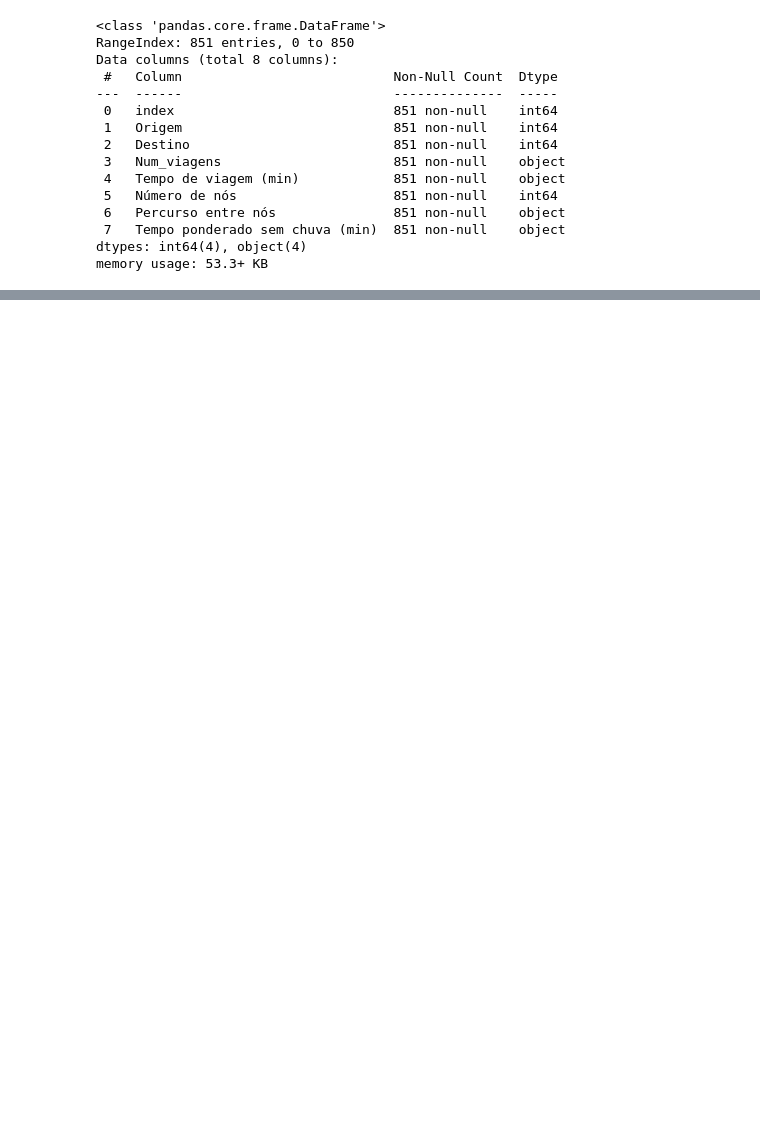
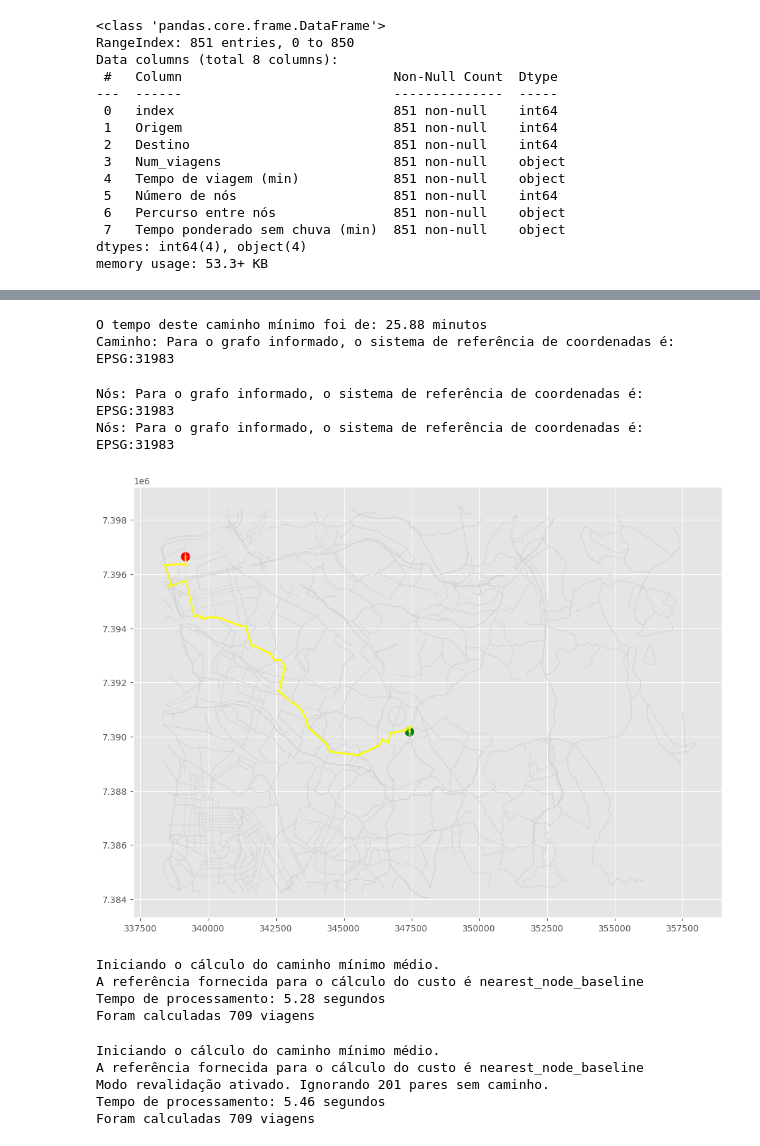
Before and after one commit to marcelof314/SP_urban_flooding, a Jupyter notebook: 02 OD Matrix and travel time.ipynb, the cells around one changed output, grey strips where cells are left out. Drawn from its saved outputs; the diff is of its cells as text; code cells hidden in the pictures; blank space fills up the shorter version.

```diff
--- a/02 OD Matrix and travel time.ipynb
+++ b/02 OD Matrix and travel time.ipynb
@@ -407,0 +650,3 @@ memory usage: 53.3+ KB
+# %%
+G_chuva1 = add_edge_travel_times(G_chuva, column_name, comentarios=True)
+listar_atributos_arestas(G_chuva1)
@@ -407,0 +682,5 @@ memory usage: 53.3+ KB
+# %%
+print('\nSistema de coordenadas original dos centroides: ', centroides_dentro.crs)
+centroides_dentro_reproj = centroides_dentro.to_crs(31983)
+print('\nSistema de coordenadas reprojetado dos centroides: ', centroides_dentro_reproj.crs)
+tempos_e_viagens_chuva_arquivo, sem_caminho = calcula_caminho_minimo(centroides_dentro,'nearest_node_baseline', G_chuva1, 'travel_time_pct1_h_2768400_max',comentarios=True)
@@ -407,0 +722,5 @@ memory usage: 53.3+ KB
+# %%
+# Padronização dos números
+tempos_e_viagens_chuva_arquivo['Num_viagens'] = tempos_e_viagens_chuva_arquivo['Num_viagens'].apply(lambda x: f"{x:.2f}")
+tempos_e_viagens_chuva_arquivo['Tempo de viagem (min)'] = tempos_e_viagens_chuva_arquivo['Tempo de viagem (min)'].apply(lambda x: f"{x:.2f}")
+tempos_e_viagens_chuva_arquivo['Tempo ponderado sem chuva (min)'] = tempos_e_viagens_chuva_arquivo['Tempo ponderado sem chuva (min)'].apply(lambda x: f"{x:.2f}")
@@ -407,0 +736,8 @@ memory usage: 53.3+ KB
+# %%
+mostra_caminho_minimo(tempos_e_viagens_chuva_arquivo, 100, G_chuva1)
+# %% [output]
+O tempo deste caminho mínimo foi de: 25.88 minutos
+Caminho: Para o grafo informado, o sistema de referência de coordenadas é:  EPSG:31983
+Nós: Para o grafo informado, o sistema de referência de coordenadas é:  EPSG:31983
+Nós: Para o grafo informado, o sistema de referência de coordenadas é:  EPSG:31983
+[figure, added]
@@ -407,0 +810,15 @@ memory usage: 53.3+ KB
+# %%
+tempos_e_viagens_chuva_arquivo, sem_caminho = calcula_caminho_minimo2(centroides_dentro,'nearest_node_baseline', G_chuva1, 'travel_time_pct1_h_2768400_max',comentarios=True)
+# %% [output]
+Iniciando o cálculo do caminho mínimo médio.
+A referência fornecida para o cálculo do custo é nearest_node_baseline
+Tempo de processamento: 5.28 segundos
+Foram calculadas 709 viagens
+# %%
+tempos_e_viagens_chuva_arquivo2 = calcula_caminho_minimo2(centroides_dentro,'nearest_node_baseline', G_chuva1, 'travel_time_speed_kph',comentarios=True, revalida=True, sem_caminho=sem_caminho)
+# %% [output]
+Iniciando o cálculo do caminho mínimo médio.
+A referência fornecida para o cálculo do custo é nearest_node_baseline
+Modo revalidação ativado. Ignorando 201 pares sem caminho.
+Tempo de processamento: 5.46 segundos
+Foram calculadas 709 viagens
```
Also changed, not shown: parts of 49 cells of this notebook, 4 other files.
